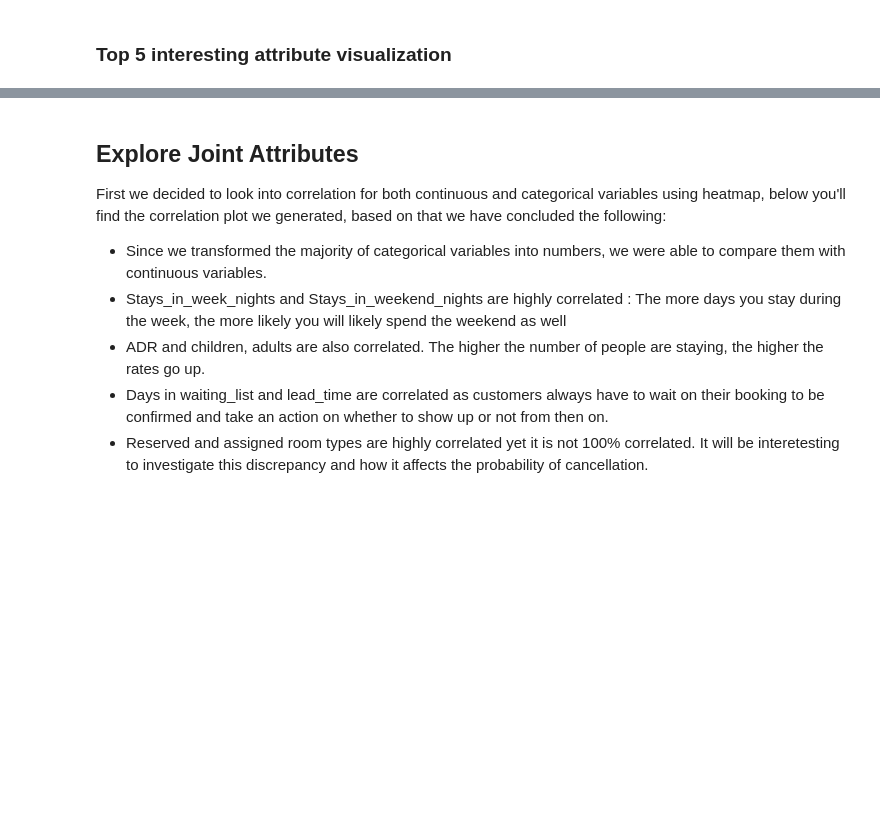
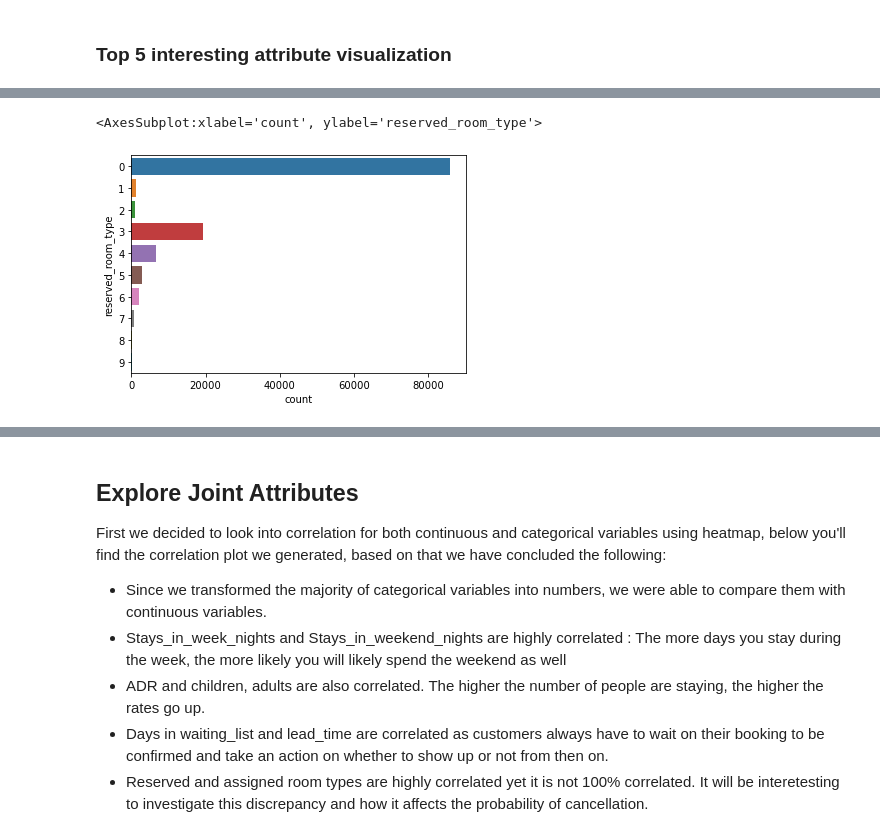
Before and after one commit to olmosjorge28/DS7331_ML1_ASSINGMENTS, a Jupyter notebook: lab1/Lab_1_notebook.ipynb, the cells around one changed output, grey strips where cells are left out. Drawn from its saved outputs; the diff is of its cells as text; code cells hidden in the pictures; blank space fills up the shorter version.

```diff
--- a/lab1/Lab_1_notebook.ipynb
+++ b/lab1/Lab_1_notebook.ipynb
@@ -738,0 +774,5 @@ plt.show()
+# %%
+sns.countplot(y="reserved_room_type", data=hotel_bookings_transform)
+# %% [output]
+<AxesSubplot:xlabel='count', ylabel='reserved_room_type'>
+[figure, added]
```
Also changed, not shown: parts of 15 cells of this notebook.
